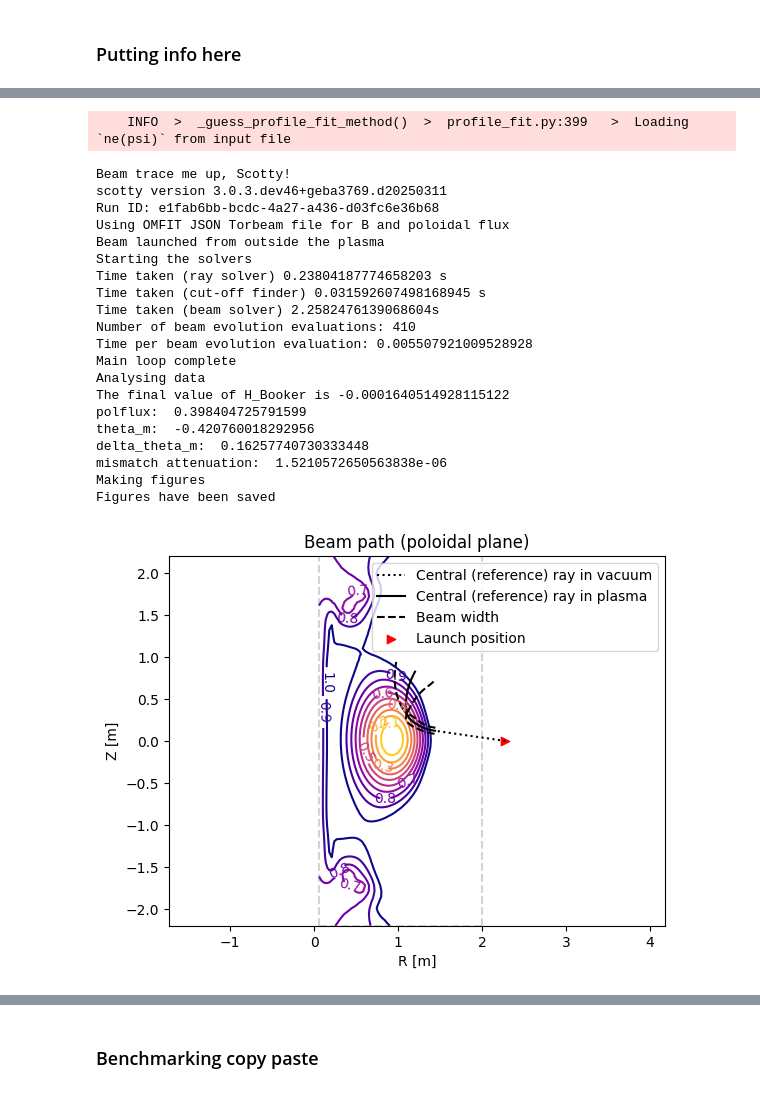
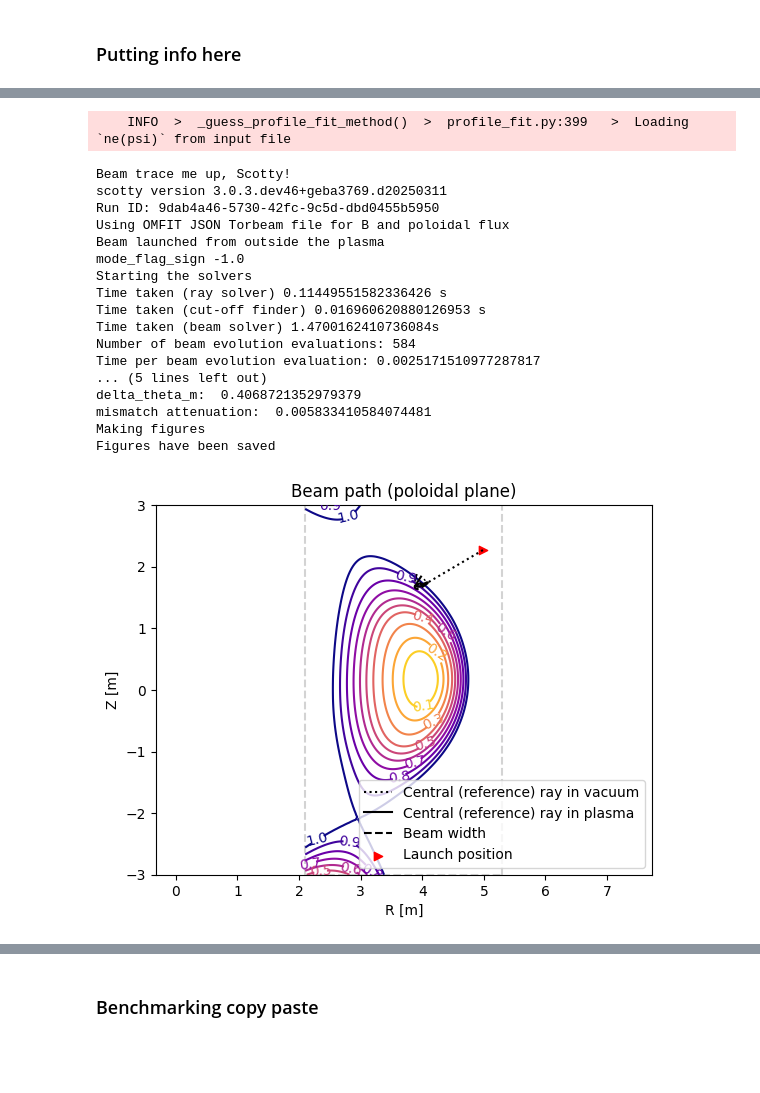
Before and after one commit to beam-tracing/Scotty, a Jupyter notebook: scotty/eduard_launch_and_BC_testfile.ipynb, the cells around one changed output, grey strips where cells are left out. Cells and saved outputs as stored; diff of their text form; code cells hidden in the pictures; blank space fills up the shorter version.

Commit message:
Almost done! Left with refactoring analysis codes

```diff
--- a/scotty/eduard_launch_and_BC_testfile.ipynb
+++ b/scotty/eduard_launch_and_BC_testfile.ipynb
@@ -67,9 +67,9 @@
 import numpy as np
 from scotty.fun_general import cylindrical_to_cartesian
 
-DBS_system = "MAST-U"
-mode_to_try = "O"
-launch_setting = 2
+DBS_system = "BEST"
+mode_to_try = "X"
+launch_setting = 1
 
 # Set to True if we want cart Scotty to use q_entry, K_entry/launch, Psi_entry from cyl Scotty
 use_q_K_Psi_from_cyl_scotty = False
@@ -116,7 +116,7 @@ elif DBS_system == "DIII-D":
     launch_beam_width = 0.1265
     launch_beam_curvature = -0.95
     Psi_BC_flag = "discontinuous"
-    poloidal_flux_enter = 0.99
+    poloidal_flux_enter = 0.95
     poloidal_flux_zero_density = 1.0
     file_directory_cyl_scotty = r"C:\Users\eduar\OneDrive\OneDrive - EWIKARTA001\OneDrive - Nanyang Technological University\Work\Scotty Benchmarks\DIII-D shot 189998\cyl scotty"
     file_name_suffix_cyl_scotty = "_189998_3000ms_quinn"
@@ -152,23 +152,25 @@ elif DBS_system == "MAST-U":
     poloidal_launch_angle_Torbeam = -8.2
     mode_flag = mode_to_try
     Psi_BC_flag = "discontinuous"
-    poloidal_flux_enter = 1.09**2
-    poloidal_flux_zero_density = poloidal_flux_enter + 0.01
     file_directory_cyl_scotty = r"C:\Users\eduar\OneDrive\OneDrive - EWIKARTA001\OneDrive - Nanyang Technological University\Work\Scotty Benchmarks\MAST-U\cyl scotty"
     file_name_suffix_cyl_scotty = "_51353_410ms_1.0"
     file_directory_cart_scotty = r"C:\Users\eduar\OneDrive\OneDrive - EWIKARTA001\OneDrive - Nanyang Technological University\Work\Scotty Benchmarks\MAST-U\cart scotty"
     file_name_suffix_cart_scotty = "_MAST-U_for3dscotty"
 
     if launch_setting == 1:
-        toroidal_launch_angle_Torbeam = 0 + np.rad2deg(np.arctan2(launch_position_cartesian[1], launch_position_cartesian[0])) # 7.10 + np.rad2deg(np.arctan2(launch_position_cartesian[1], launch_position_cartesian[0]))
+        poloidal_flux_enter = 1.09**2
+        toroidal_launch_angle_Torbeam = -10.1 + np.rad2deg(np.arctan2(launch_position_cartesian[1], launch_position_cartesian[0])) # 7.10 + np.rad2deg(np.arctan2(launch_position_cartesian[1], launch_position_cartesian[0]))
         launch_freq_GHz = 32.5
         launch_beam_width = 0.07596928872724663
         launch_beam_curvature = -0.7497156475519201
     elif launch_setting == 2:
-        toroidal_launch_angle_Torbeam = 0 + np.rad2deg(np.arctan2(launch_position_cartesian[1], launch_position_cartesian[0])) # 7.10 + np.rad2deg(np.arctan2(launch_position_cartesian[1], launch_position_cartesian[0]))
-        launch_freq_GHz = 50.1
+        poloidal_flux_enter = 1.09**2
+        toroidal_launch_angle_Torbeam = 0 # -10.1 + np.rad2deg(np.arctan2(launch_position_cartesian[1], launch_position_cartesian[0])) # 7.10 + np.rad2deg(np.arctan2(launch_position_cartesian[1], launch_position_cartesian[0]))
+        launch_freq_GHz = 45 # 50.1
         launch_beam_width = 0.04952158283198232
         launch_beam_curvature = -0.8079274424969226
+
+    poloidal_flux_zero_density = poloidal_flux_enter + 0.01
 
 
 
@@ -197,7 +191,7 @@ kwargs_dict = {
     'poloidal_launch_angle_Torbeam': poloidal_launch_angle_Torbeam,
     'toroidal_launch_angle_Torbeam': toroidal_launch_angle_Torbeam,
     'launch_freq_GHz': launch_freq_GHz,
-    'mode_flag': -1 if mode_flag in ["O", -1] else 1,
+    'mode_flag': 1 if mode_flag in ["O", 1] else -1,
     'launch_beam_width': launch_beam_width,
     'launch_beam_curvature': launch_beam_curvature,
     'launch_position': launch_position_cylindrical,
@@ -208,44 +202,41 @@ kwargs_dict = {
     'figure_flag': True,
     'vacuum_propagation_flag': True,
     'vacuumLaunch_flag': True,
     'ne_data_path': file_directory_cyl_scotty,
     'magnetic_data_path': file_directory_cyl_scotty,
     'input_filename_suffix': file_name_suffix_cyl_scotty,
     'output_path': file_directory_cyl_scotty,
 }
 
 kwargs_dict["delta_R"] = -1e-3
 kwargs_dict["delta_Z"] = 1e-3
 kwargs_dict["delta_K_R"]    = -1e-1
 kwargs_dict["delta_K_zeta"] = 1e-1
 kwargs_dict["delta_K_Z"]    = 1e-1
 kwargs_dict["interp_smoothing"] = 0.0
 kwargs_dict["interp_order"] = 5
 kwargs_dict["len_tau"] = 1002
 kwargs_dict["rtol"] = 1e-4
 kwargs_dict["atol"] = 1e-7
 
 dt_cyl_scotty, field_cyl_scotty, H_cyl_scotty, q_entry_cyl_scotty, K_entry_cyl_scotty, K_initial_cyl_scotty, Psi_3D_entry_labframe_cartesian_cyl_scotty, Psi_3D_initial_labframe_cartesian_cyl_scotty = beam_me_up(**kwargs_dict)
 # %% [output]
     INFO  >  _guess_profile_fit_method()  >  profile_fit.py:399   >  Loading `ne(psi)` from input file
 Beam trace me up, Scotty!
 scotty version 3.0.3.dev46+geba3769.d20250311
-Run ID: e1fab6bb-bcdc-4a27-a436-d03fc6e36b68
+Run ID: 9dab4a46-5730-42fc-9c5d-dbd0455b5950
 Using OMFIT JSON Torbeam file for B and poloidal flux
 Beam launched from outside the plasma
+mode_flag_sign -1.0
 Starting the solvers
-Time taken (ray solver) 0.23804187774658203 s
-Time taken (cut-off finder) 0.031592607498168945 s
-Time taken (beam solver) 2.2582476139068604s
-Number of beam evolution evaluations: 410
-Time per beam evolution evaluation: 0.005507921009528928
-Main loop complete
-Analysing data
-The final value of H_Booker is -0.0001640514928115122
-polflux:  0.398404725791599
-theta_m:  -0.420760018292956
-delta_theta_m:  0.16257740730333448
-mismatch attenuation:  1.5210572650563838e-06
+Time taken (ray solver) 0.11449551582336426 s
+Time taken (cut-off finder) 0.016960620880126953 s
+Time taken (beam solver) 1.4700162410736084s
+Number of beam evolution evaluations: 584
+Time per beam evolution evaluation: 0.0025171510977287817
+... (5 lines left out)
+delta_theta_m:  0.4068721352979379
+mismatch attenuation:  0.005833410584074481
 Making figures
 Figures have been saved
-[figure, old version]
+[figure, new version]
```
Also changed, not shown: parts of 28 cells of this notebook, 7 other files.
